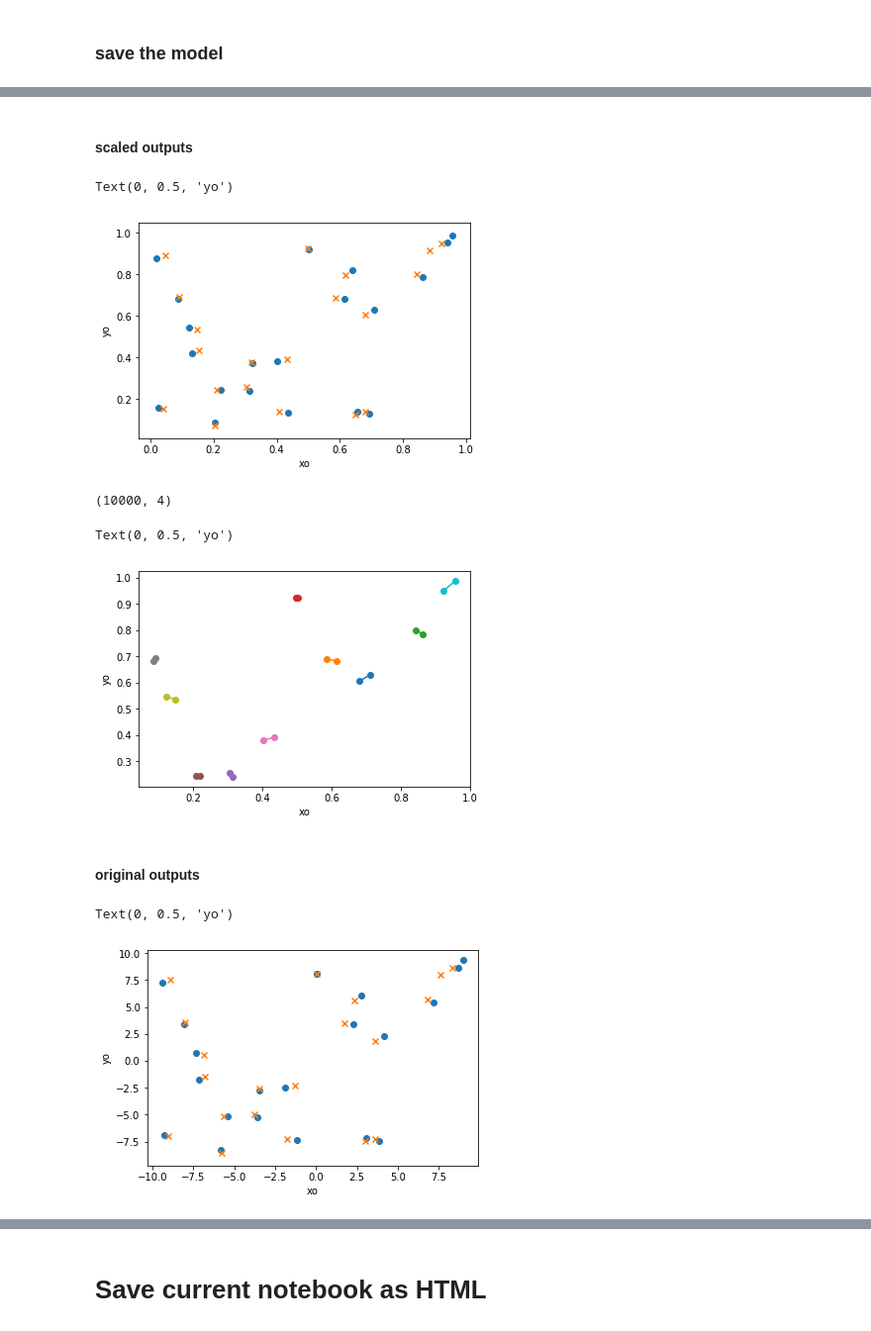
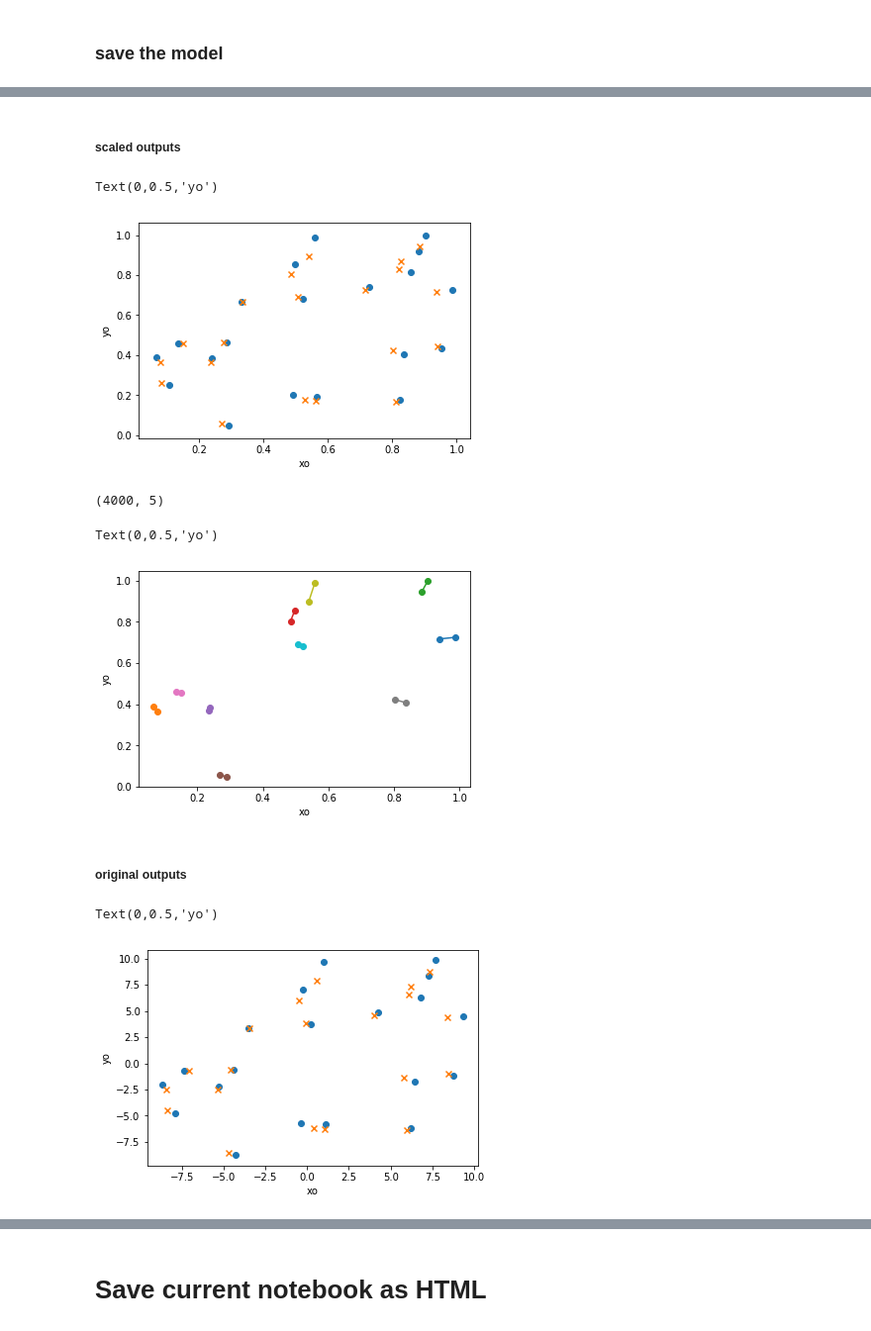
Before and after one commit to JanGieseler/pynvcenter, a Jupyter notebook: notebooks/CNN - reconstruct magnet position from esr spectra.ipynb, the cells around one changed output, grey strips where cells are left out. Shown at 99% size. Drawn from its saved outputs; the diff is of its cells as text; code cells hidden in the pictures.

```diff
--- a/notebooks/CNN - reconstruct magnet position from esr spectra.ipynb
+++ b/notebooks/CNN - reconstruct magnet position from esr spectra.ipynb
@@ -295,3 +332,7 @@ if calculate_data:
+# %%
+filename = '../data/shot_noise_0_xyz_--type--_000'
+filename = '../data/shot_noise_0_xyztp_--type--_000'
+tag = filename.split('_--type')[0].split('/')[-1]
 # %%
 with open(filename.replace('--type--', 'parameters')+'.json', 'r') as infile:
     magnet_parameters =  json.load(infile)
@@ -448,8 +512,6 @@ X.shape, val_set['X'].shape, np.product(X.shape)*1e-6
 # %%
 X_train, X_test, Y_train, Y_test = train_test_split(X, Y, test_size=0.2, random_state=42)
 # %%
-model = baseline_model()
-
 class LossHistory(Callback):
     def on_train_begin(self, logs={}):
         self.losses = []
@@ -459,12 +521,13 @@ class LossHistory(Callback):
 
 # Set callback functions to early stop training and save the best model so far
 callbacks = [
-    EarlyStopping(monitor='val_loss', patience=3),
+    EarlyStopping(monitor='val_loss', patience=8),
     ModelCheckpoint(filepath='model.{epoch:02d}-{val_loss:.4f}.hdf5', monitor='val_loss', save_best_only=True),
-    LossHistory()
+    LossHistory(),
+    TQDMNotebookCallback(leave_inner=False, leave_outer=True)
 ]
 
-history = model.fit(X_train,Y_train, epochs=32, batch_size=32,verbose=1,
+history = model.fit(X_train,Y_train, epochs=64, batch_size=32,verbose=0,
 #                     validation_split=0.2,
                     validation_data=(X_test, Y_test),
                     callbacks=callbacks)
@@ -650,43 +734,43 @@ if calculate_learning_curve:
 # %%
 n_max = 20
 # %%
-Y_predict = model.predict(X[0:n_max])
+Y_predict = model.predict(X_train[0:n_max])
 # %% [markdown]
-#### scaled outputs
+##### scaled outputs
 # %%
-plt.scatter(Y[:n_max, 0], Y[:n_max, 1], marker='o')
+plt.scatter(Y_train[:n_max, 0], Y_train[:n_max, 1], marker='o')
 plt.scatter(Y_predict[:n_max, 0], Y_predict[:n_max, 1], marker='x')
 plt.xlabel('xo')
 plt.ylabel('yo')
 # %% [output]
-Text(0, 0.5, 'yo')
+Text(0,0.5,'yo')
-[figure, old version]
+[figure, new version]
 # %%
-Y.shape
+Y_train.shape
 # %% [output]
-(10000, 4)
+(4000, 5)
 # %%
 for i in range(10):
 
-    plt.plot([Y[i, 0], Y_predict[i, 0]], [Y[i, 1], Y_predict[i, 1]], 'o-')
+    plt.plot([Y_train[i, 0], Y_predict[i, 0]], [Y_train[i, 1], Y_predict[i, 1]], 'o-')
 plt.xlabel('xo')
 plt.ylabel('yo')
 # %% [output]
-Text(0, 0.5, 'yo')
+Text(0,0.5,'yo')
-[figure, old version]
+[figure, new version]
 # %% [markdown]
-#### original outputs
+##### original outputs
 # %%
-Y_real = y_scaler.inverse_transform(Y[0:n_max])
+Y_real = y_scaler.inverse_transform(Y_train[0:n_max])
 Y_pred_real = y_scaler.inverse_transform(Y_predict[0:n_max])
 
 plt.scatter(Y_real[0:n_max, 0], Y_real[0:n_max, 1], marker='o')
 plt.scatter(Y_pred_real[:, 0], Y_pred_real[:, 1], marker='x')
 plt.xlabel('xo')
 plt.ylabel('yo')
 # %% [output]
-Text(0, 0.5, 'yo')
+Text(0,0.5,'yo')
-[figure, old version]
+[figure, new version]
 # %%
 plt.plot(Y_real-Y_pred_real, '+')
 # %% [output]
```
Also changed, not shown: parts of 114 cells of this notebook, 1 other file.
